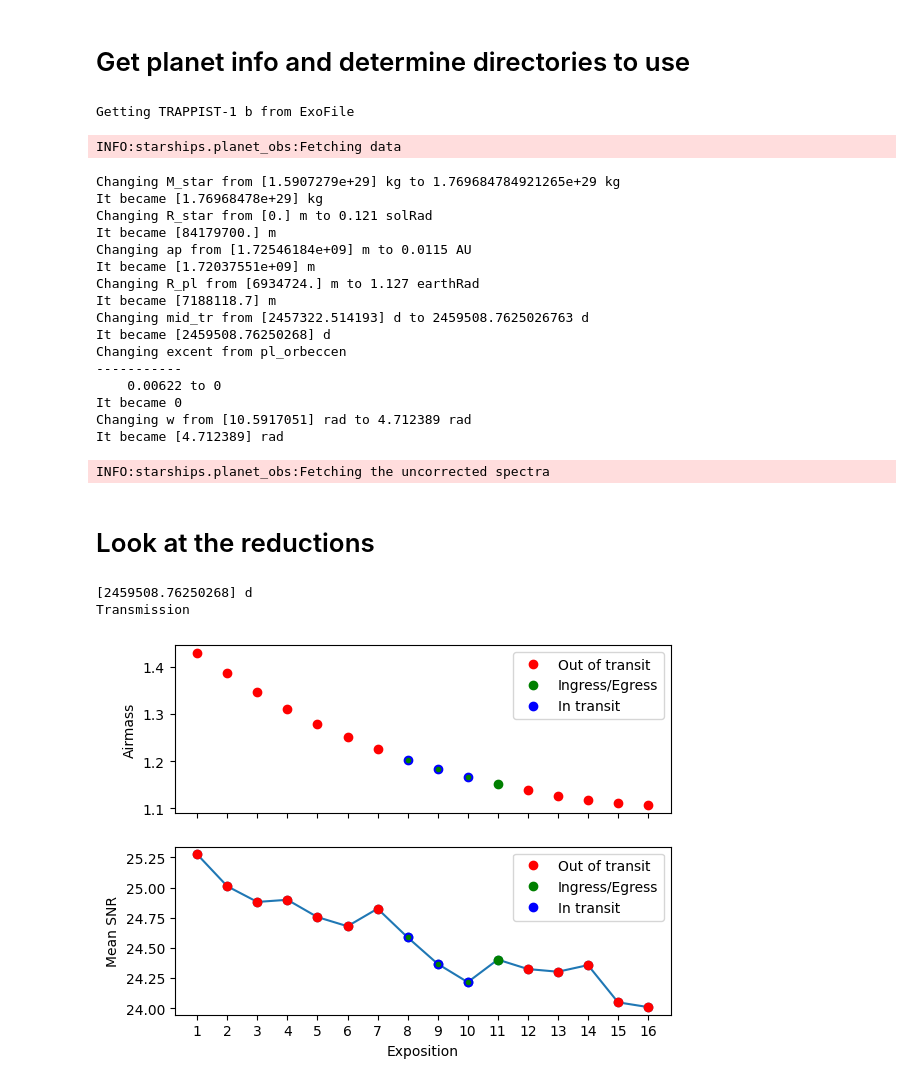
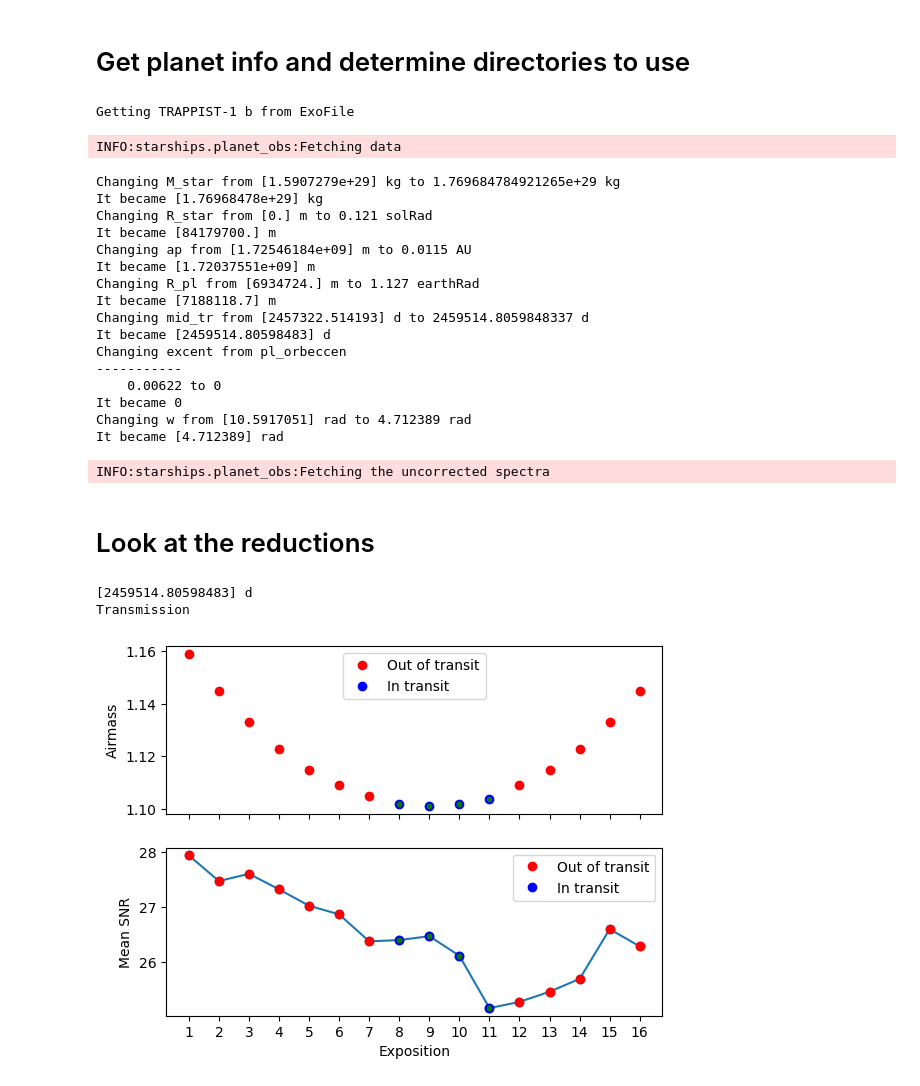
Before and after one commit to mathisbouffard/HRS_with_starships, a Jupyter notebook: HRS_analysis/SPIRou/Plot_reductions.ipynb, the cells around one changed output. Saved outputs shown, nothing was run; the diff lists cells and outputs as text; code cells hidden in the pictures.

```diff
--- a/HRS_analysis/SPIRou/Plot_reductions.ipynb
+++ b/HRS_analysis/SPIRou/Plot_reductions.ipynb
@@ -34,8 +34,8 @@ warnings.simplefilter("ignore", RuntimeWarning)
 #--------------------------------------------------------------------------------------------
 # Planet, night, reduction and instrument
 pl_name = 'TRAPPIST-1 b'
-visit_name = '2021-10-21'
-reduction = 'v001'
+visit_name = '2021-10-27'
+reduction = 'v001.1'
 instrument = "SPIRou"
 
 #--------------------------------------------------------------------------------------------
@@ -78,13 +78,23 @@ M_star = 0.089*const.M_sun  # mass of star
 e      = 0                  # eccentricity
 w      = 4.712389*u.rad     # argument of periapsis (equal to 270 degrees)
 
-# Mid-transit time (BJD) of this visit
-mid_tr = 2459508.7625026763*u.d  # calculated from Agol et al. 2021
+#-----------------------------------------------------------#
 
+# Mid-transit time (BJD) of each TRAPPIST-1 b visit (calculated from Agol et al. 2021)
+mid_tr_dict = {"2019-06-14": 2458649.07123219 * u.d,
+               "2019-09-25": 2458751.81121859 * u.d,
+               "2020-05-31": 2459001.10675595 * u.d,
+               "2020-08-04": 2459066.07480784 * u.d,
+               "2020-09-08": 2459100.82490157 * u.d,
+               "2020-09-20": 2459112.91190288 * u.d,
+               "2020-09-26": 2459118.95517189 * u.d,
+               "2020-09-29": 2459121.97749932 * u.d,
+               "2021-10-21": 2459508.7625026763 * u.d,
+               "2021-10-24": 2459511.7847065893 * u.d,
+               "2021-10-27": 2459514.8059848337 * u.d,   # verify this one
+                }
 
-
-#--------------------------------------------------------------------------------------------
-
+mid_tr = mid_tr_dict[visit_name]
 
 obs = Observations(name=pl_name,
                    pl_kwargs = {'M_star': M_star,
@@ -109,8 +119,8 @@ Changing ap from [1.72546184e+09] m to 0.0115 AU
 It became [1.72037551e+09] m
 Changing R_pl from [6934724.] m to 1.127 earthRad
 It became [7188118.7] m
-Changing mid_tr from [2457322.514193] d to 2459508.7625026763 d
-It became [2459508.76250268] d
+Changing mid_tr from [2457322.514193] d to 2459514.8059848337 d
+It became [2459514.80598483] d
 Changing excent from pl_orbeccen
 -----------
     0.00622 to 0
@@ -122,27 +132,28 @@ INFO:starships.planet_obs:Fetching the uncorrected spectra
 # Look at the reductions
 # %%
 # Name of reduction sequence files
-seq_file_list = [#"sequence_1-pc_mask_wings97_data_trs_2020-09-26.npz",
-                 "sequence_2-pc_mask_wings97_data_trs_2021-10-21.npz",
-                 #"sequence_3-pc_mask_wings97_data_trs_2021-10-21.npz",
-                 # "sequence_4-pc_mask_wings97_data_trs_2020-09-08.npz",
-                # "sequence_5-pc_mask_wings97_data_trs_2021-10-21.npz",
-                 # "sequence_6-pc_mask_wings97_data_trs_2020-09-20.npz",
-                 # "sequence_7-pc_mask_wings97_data_trs_2020-09-08.npz",
+seq_file_list = [
+                  # f"sequence_1-pc_mask_wings97_data_trs_{visit_name}.npz",
+                f"sequence_2-pc_mask_wings97_data_trs_{visit_name}.npz",
+                # f"sequence_3-pc_mask_wings97_data_trs_{visit_name}.npz",
+                # f"sequence_4-pc_mask_wings97_data_trs_{visit_name}.npz",
+                # f"sequence_5-pc_mask_wings97_data_trs_{visit_name}.npz",
+                # f"sequence_6-pc_mask_wings97_data_trs_{visit_name}.npz",
+                # f"sequence_7-pc_mask_wings97_data_trs_{visit_name}.npz",
                 ]
 
 #----------------------------#
 
 # Plot airmass and mean SNR
 seq_obj_list = []
 
 for seq_file in seq_file_list:
     sequence_obj = pl_obs.load_single_sequences(seq_file, name=pl_name, planet=p, path=out_dir, load_all=True)
     seq_obj_list.append(sequence_obj)
 # %% [output]
-[2459508.76250268] d
+[2459514.80598483] d
 Transmission
-[figure, old version]
+[figure, new version]
 # %%
 # Plot airmass and mean SNR per order/exposure
 
```
Also changed, not shown: parts of 6 cells of this notebook, 1 other file.
